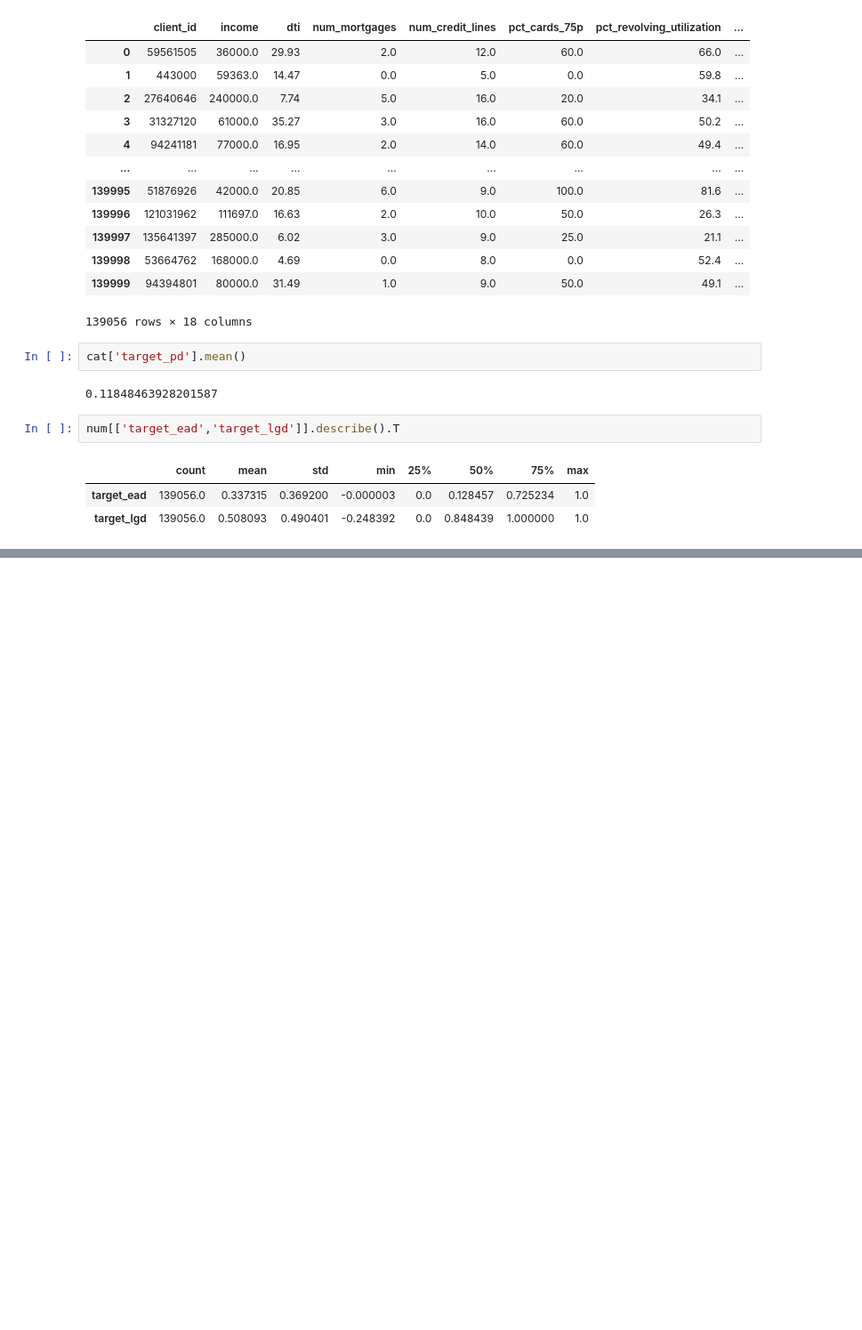
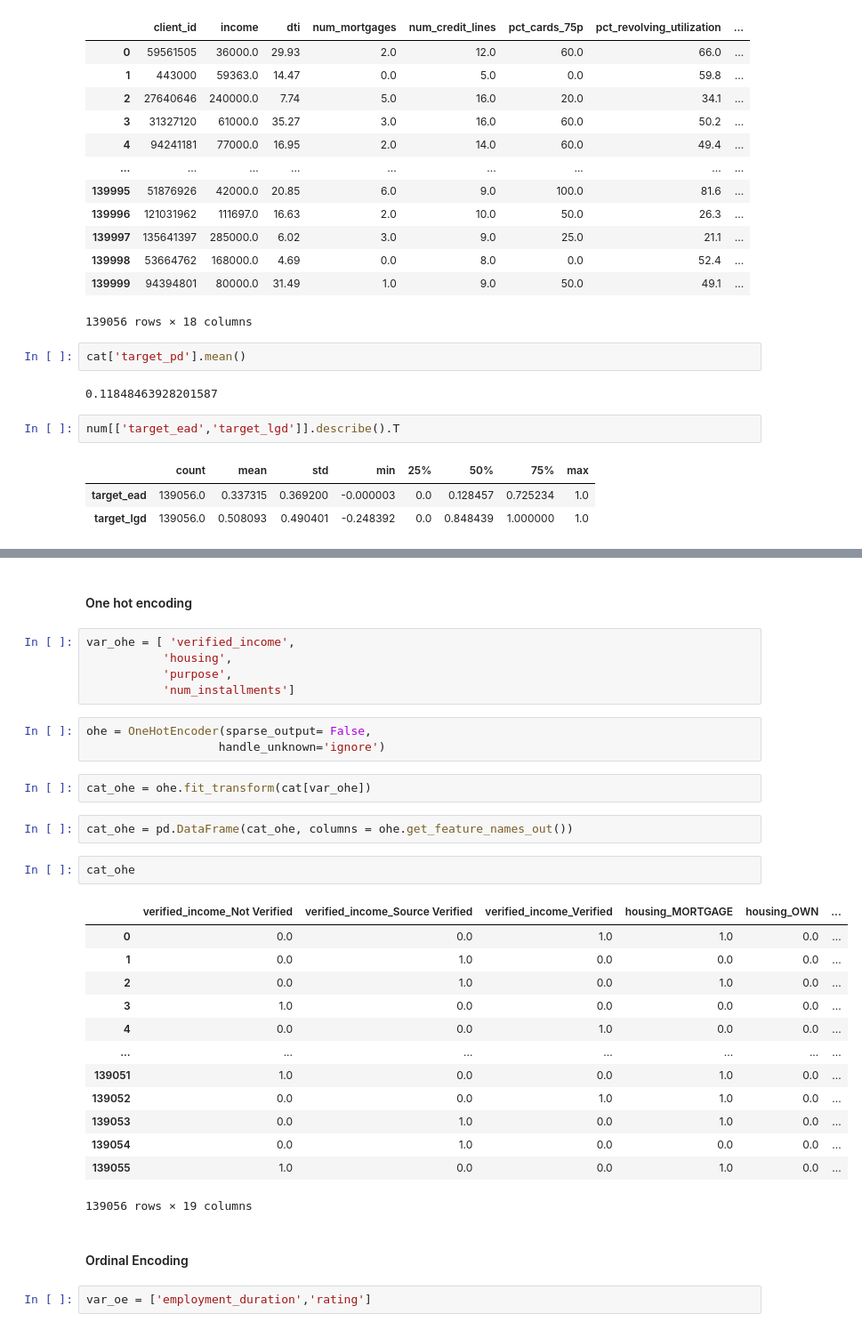
Before and after one commit to adrianriverof/risk-scoring, a Jupyter notebook: 03_Notebooks/02_Development/04_Data_Transformation.ipynb, the cells around one changed output, grey strips where cells are left out. Shown at 89% size. Saved outputs shown, nothing was run; the diff lists cells and outputs as text; blank space fills up the shorter version.

```diff
--- a/03_Notebooks/02_Development/04_Data_Transformation.ipynb
+++ b/03_Notebooks/02_Development/04_Data_Transformation.ipynb
@@ -167,0 +249,34 @@ num[['target_ead','target_lgd']].describe().T
+# %% [markdown]
+#### One hot encoding
+# %%
+var_ohe = [ 'verified_income',
+           'housing',
+           'purpose',
+           'num_installments']
+# %%
+ohe = OneHotEncoder(sparse_output= False,
+                   handle_unknown='ignore')
+# %%
+cat_ohe = ohe.fit_transform(cat[var_ohe])
+# %%
+cat_ohe = pd.DataFrame(cat_ohe, columns = ohe.get_feature_names_out())
+# %%
+cat_ohe
+# %% [output]
+|  | verified_income_Not Verified | verified_income_Source Verified | verified_income_Verified | housing_MORTGAGE | housing_OWN | ... |
+| 0 | 0.0 | 0.0 | 1.0 | 1.0 | 0.0 | ... |
+| 1 | 0.0 | 1.0 | 0.0 | 0.0 | 0.0 | ... |
+| 2 | 0.0 | 1.0 | 0.0 | 1.0 | 0.0 | ... |
+| 3 | 1.0 | 0.0 | 0.0 | 0.0 | 0.0 | ... |
+| 4 | 0.0 | 0.0 | 1.0 | 0.0 | 0.0 | ... |
+| ... | ... | ... | ... | ... | ... | ... |
+| 139051 | 1.0 | 0.0 | 0.0 | 1.0 | 0.0 | ... |
+| 139052 | 0.0 | 0.0 | 1.0 | 1.0 | 0.0 | ... |
+| 139053 | 0.0 | 1.0 | 0.0 | 1.0 | 0.0 | ... |
+| 139054 | 0.0 | 1.0 | 0.0 | 0.0 | 0.0 | ... |
+| 139055 | 1.0 | 0.0 | 0.0 | 1.0 | 0.0 | ... |
+139056 rows × 19 columns
+# %% [markdown]
+#### Ordinal Encoding
+# %%
+var_oe = ['employment_duration','rating']
```
Also changed, not shown: parts of 33 cells of this notebook, 1 other file.
